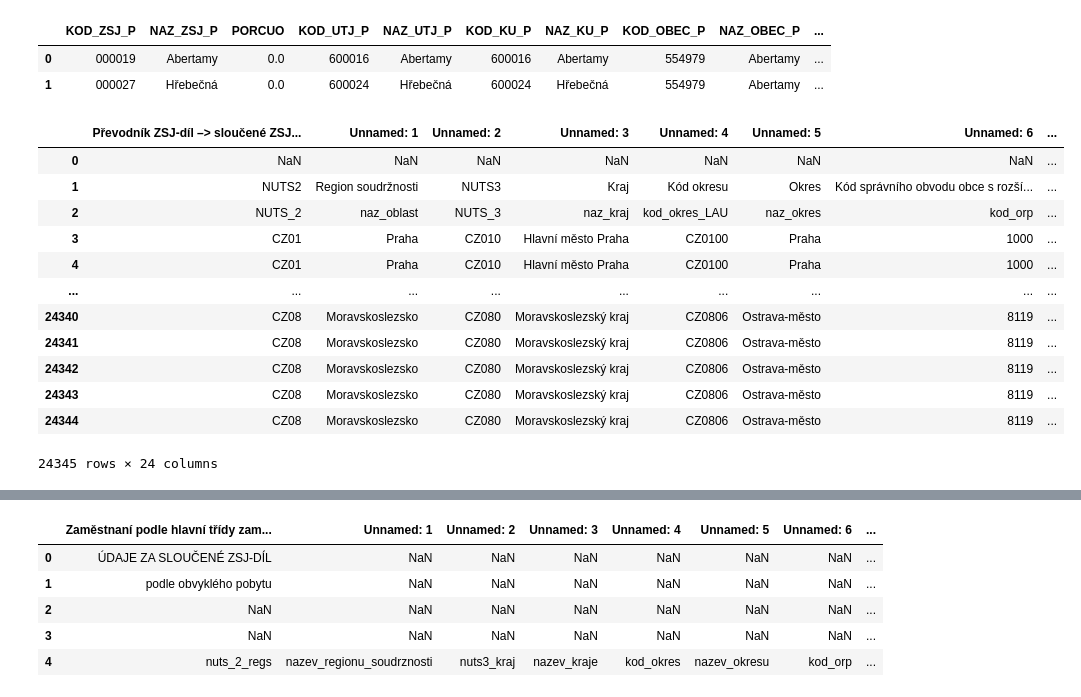
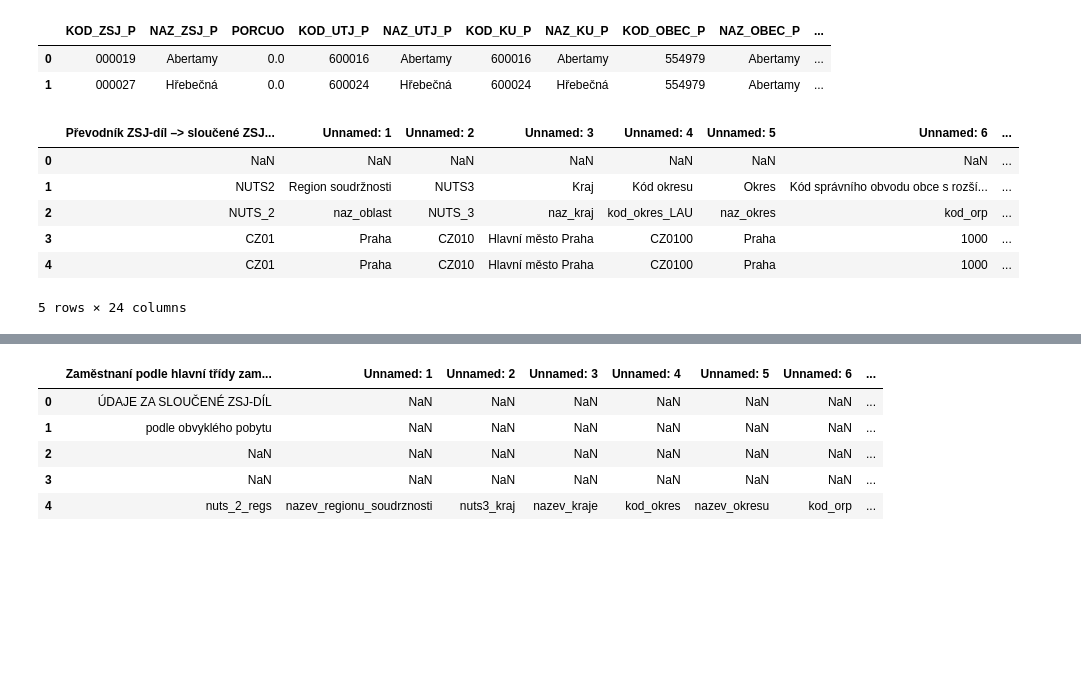
Before and after one commit to uscuni/people_places, a Jupyter notebook: Notebooks/czechia/census_nadzsjd.ipynb, the cells around one changed output, grey strips where cells are left out. Saved outputs shown, nothing was run; the diff lists cells and outputs as text; code cells hidden in the pictures; blank space fills up the shorter version.

```diff
--- a/Notebooks/czechia/census_nadzsjd.ipynb
+++ b/Notebooks/czechia/census_nadzsjd.ipynb
@@ -87,21 +87,15 @@ polygons.head(2)
 # %%
 prevodnik = pd.read_excel('/data/uscuni-restricted/Data_SLDB_2021/zsj_data/ZSJD_slouceneZSJD/sloucene/_prevodnik_zsjd_nadzsjd.xlsx')
 # %%
-prevodnik
+prevodnik.head(5)
 # %% [output]
 |  | Převodník ZSJ-díl –> sloučené ZSJ... | Unnamed: 1 | Unnamed: 2 | Unnamed: 3 | Unnamed: 4 | Unnamed: 5 | Unnamed: 6 | ... |
 | 0 | NaN | NaN | NaN | NaN | NaN | NaN | NaN | ... |
 | 1 | NUTS2 | Region soudržnosti | NUTS3 | Kraj | Kód okresu | Okres | Kód správního obvodu obce s rozší... | ... |
 | 2 | NUTS_2 | naz_oblast | NUTS_3 | naz_kraj | kod_okres_LAU | naz_okres | kod_orp | ... |
 | 3 | CZ01 | Praha | CZ010 | Hlavní město Praha | CZ0100 | Praha | 1000 | ... |
 | 4 | CZ01 | Praha | CZ010 | Hlavní město Praha | CZ0100 | Praha | 1000 | ... |
-| ... | ... | ... | ... | ... | ... | ... | ... | ... |
-| 24340 | CZ08 | Moravskoslezsko | CZ080 | Moravskoslezský kraj | CZ0806 | Ostrava-město | 8119 | ... |
-| 24341 | CZ08 | Moravskoslezsko | CZ080 | Moravskoslezský kraj | CZ0806 | Ostrava-město | 8119 | ... |
-| 24342 | CZ08 | Moravskoslezsko | CZ080 | Moravskoslezský kraj | CZ0806 | Ostrava-město | 8119 | ... |
-| 24343 | CZ08 | Moravskoslezsko | CZ080 | Moravskoslezský kraj | CZ0806 | Ostrava-město | 8119 | ... |
-| 24344 | CZ08 | Moravskoslezsko | CZ080 | Moravskoslezský kraj | CZ0806 | Ostrava-město | 8119 | ... |
-24345 rows × 24 columns
+5 rows × 24 columns
 # %%
 prevodnik.columns = prevodnik.iloc[2]
 prevodnik = prevodnik.iloc[4:]
```
Also changed, not shown: parts of 37 cells of this notebook.
